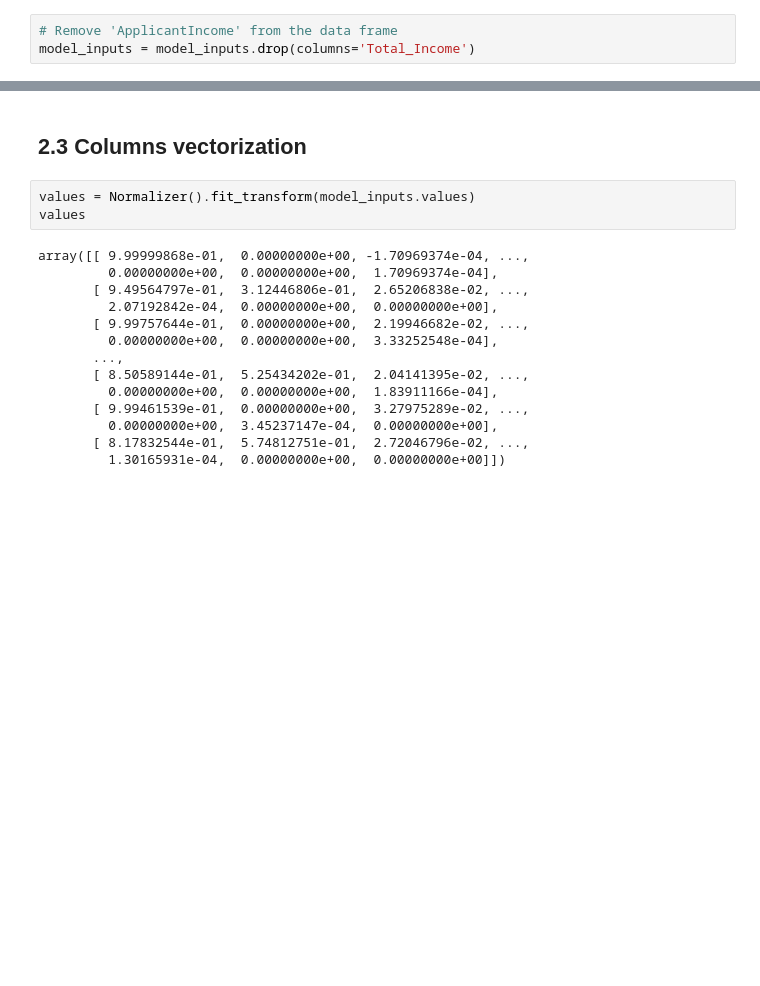
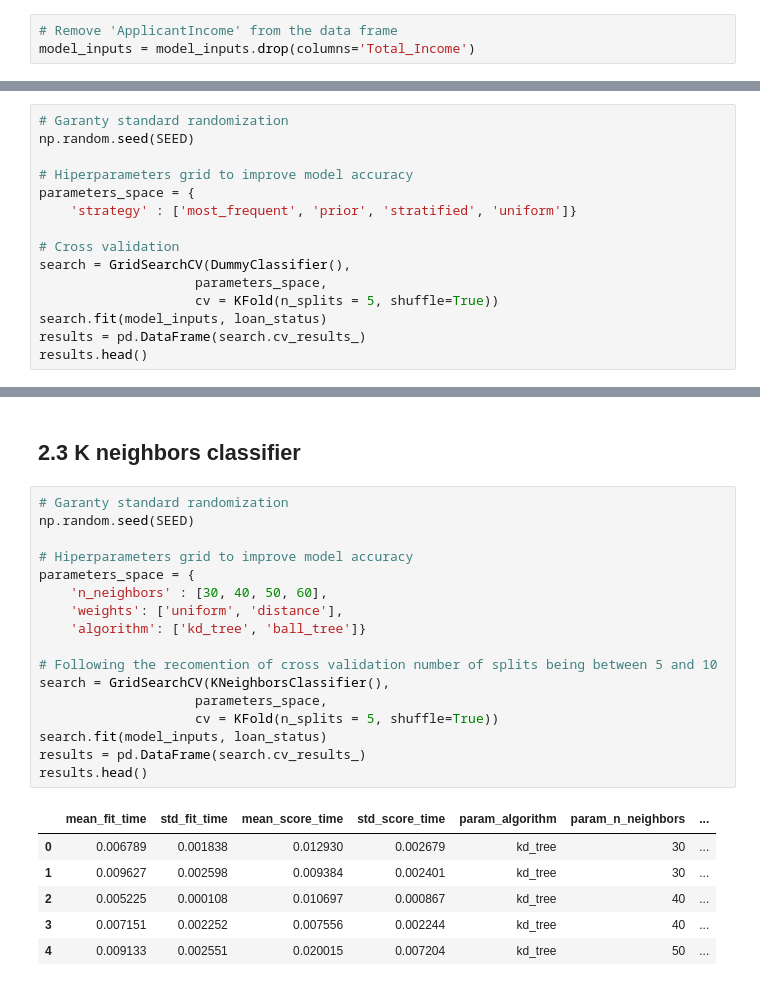
Before and after one commit to AntonioLunardi/Loan-Classification-Prediction-Competition-Case, a Jupyter notebook: Bank_loan_classification_analysis.ipynb, the cells around one changed output, grey strips where cells are left out. Cells and saved outputs as stored; diff of their text form; blank space fills up the shorter version.

```diff
--- a/Bank_loan_classification_analysis.ipynb
+++ b/Bank_loan_classification_analysis.ipynb
@@ -311,0 +322,15 @@ model_inputs = model_inputs.drop(columns='Total_Income')
+# %%
+# Garanty standard randomization
+np.random.seed(SEED)
+
+# Hiperparameters grid to improve model accuracy
+parameters_space = {
+    'strategy' : ['most_frequent', 'prior', 'stratified', 'uniform']}
+
+# Cross validation
+search = GridSearchCV(DummyClassifier(),
+                    parameters_space,
+                    cv = KFold(n_splits = 5, shuffle=True))
+search.fit(model_inputs, loan_status)
+results = pd.DataFrame(search.cv_results_)
+results.head()
@@ -312,19 +365,26 @@ model_inputs = model_inputs.drop(columns='Total_Income')
 # %% [markdown]
-## 2.3 Columns vectorization
+## 2.3 K neighbors classifier
-# %%
-values = Normalizer().fit_transform(model_inputs.values)
-values
-# %% [output]
-array([[ 9.99999868e-01,  0.00000000e+00, -1.70969374e-04, ...,
-         0.00000000e+00,  0.00000000e+00,  1.70969374e-04],
-       [ 9.49564797e-01,  3.12446806e-01,  2.65206838e-02, ...,
-         2.07192842e-04,  0.00000000e+00,  0.00000000e+00],
-       [ 9.99757644e-01,  0.00000000e+00,  2.19946682e-02, ...,
-         0.00000000e+00,  0.00000000e+00,  3.33252548e-04],
-       ...,
-       [ 8.50589144e-01,  5.25434202e-01,  2.04141395e-02, ...,
-         0.00000000e+00,  0.00000000e+00,  1.83911166e-04],
-       [ 9.99461539e-01,  0.00000000e+00,  3.27975289e-02, ...,
-         0.00000000e+00,  3.45237147e-04,  0.00000000e+00],
-       [ 8.17832544e-01,  5.74812751e-01,  2.72046796e-02, ...,
-         1.30165931e-04,  0.00000000e+00,  0.00000000e+00]])
+# %%
+# Garanty standard randomization
+np.random.seed(SEED)
+
+# Hiperparameters grid to improve model accuracy
+parameters_space = {
+    'n_neighbors' : [30, 40, 50, 60],
+    'weights': ['uniform', 'distance'],
+    'algorithm': ['kd_tree', 'ball_tree']}
+
+# Following the recomention of cross validation number of splits being between 5 and 10
+search = GridSearchCV(KNeighborsClassifier(),
+                    parameters_space,
+                    cv = KFold(n_splits = 5, shuffle=True))
+search.fit(model_inputs, loan_status)
+results = pd.DataFrame(search.cv_results_)
+results.head()
+# %% [output]
+|  | mean_fit_time | std_fit_time | mean_score_time | std_score_time | param_algorithm | param_n_neighbors | ... |
+| 0 | 0.006789 | 0.001838 | 0.012930 | 0.002679 | kd_tree | 30 | ... |
+| 1 | 0.009627 | 0.002598 | 0.009384 | 0.002401 | kd_tree | 30 | ... |
+| 2 | 0.005225 | 0.000108 | 0.010697 | 0.000867 | kd_tree | 40 | ... |
+| 3 | 0.007151 | 0.002252 | 0.007556 | 0.002244 | kd_tree | 40 | ... |
+| 4 | 0.009133 | 0.002551 | 0.020015 | 0.007204 | kd_tree | 50 | ... |
```
Also changed, not shown: parts of 32 cells of this notebook.
